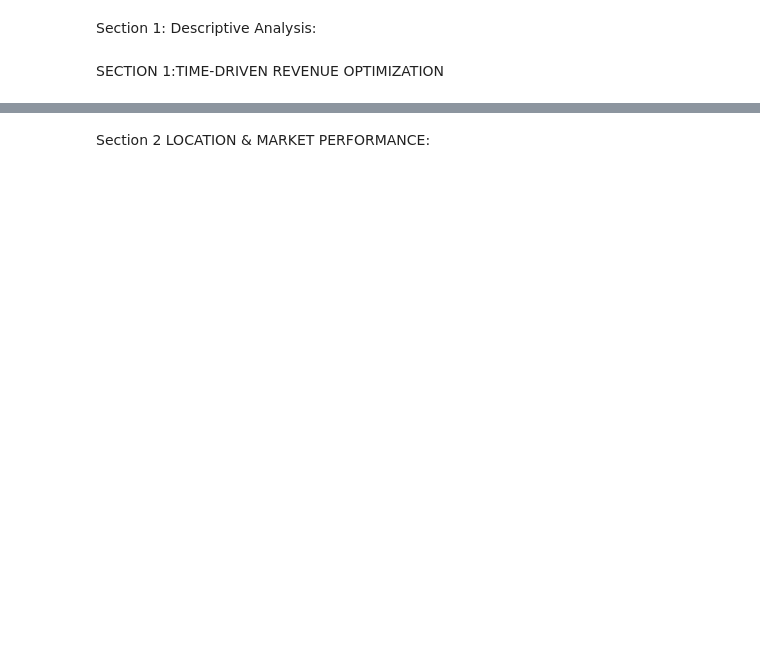
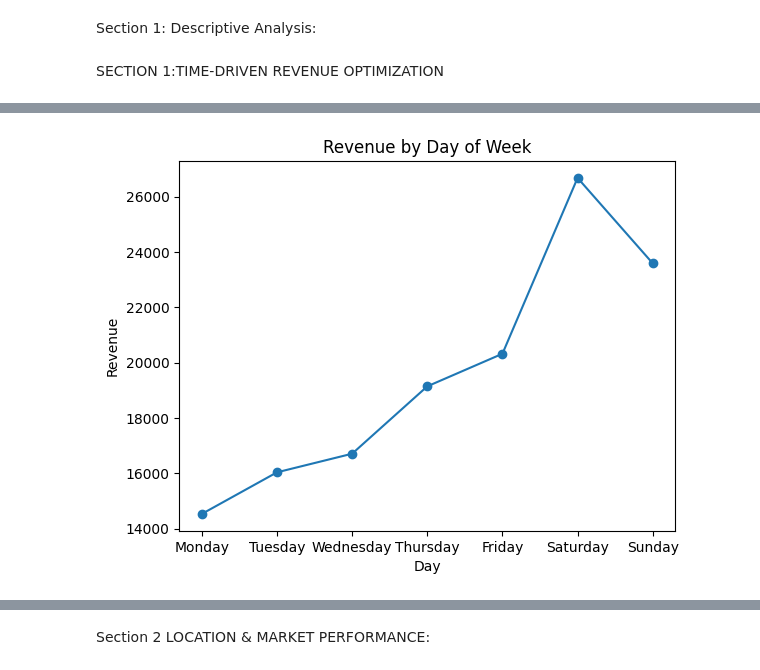
Before and after one commit to SadeqSoltani/coffee-shop-sales-analysis, a Jupyter notebook: coffee_analysis.ipynb, the cells around one changed output, grey strips where cells are left out. Drawn from its saved outputs; the diff is of its cells as text; code cells hidden in the pictures; blank space fills up the shorter version.

```diff
--- a/coffee_analysis.ipynb
+++ b/coffee_analysis.ipynb
@@ -53,13 +55,26 @@ plt.show()
 # %%
-day_order = ["Monday", "Tuesday", "Wednesday", "Thursday", "Friday", "Saturday", "Sunday"]
-data["day"] = pd.Categorical(data["day"], categories=day_order, ordered=True)
-revenue_by_day = data.groupby("day")["total_amount"].sum()
+data["day_name"] = data["timestamp"].dt.day_name()
 
-revenue_by_day.plot(kind="line", marker='o')
-plt.title("Revenue by day")
-plt.xlabel("day")
+day_order = ["Monday", "Tuesday", "Wednesday",
+             "Thursday", "Friday", "Saturday", "Sunday"]
+
+data["day_name"] = pd.Categorical(
+    data["day_name"],
+    categories=day_order,
+    ordered=True
+)
+
+revenue_by_day = data.groupby("day_name", observed=False)["total_amount"].sum()
+
+revenue_by_day.plot(kind="line", marker="o")
+
+plt.title("Revenue by Day of Week")
+plt.xlabel("Day")
 plt.ylabel("Revenue")
+
 plt.show()
+# %% [output]
+[figure, added]
 # %%
 month_order = ["January","February","March","April","May","June",
                "July","August","September","October","November","December"]
```
Also changed, not shown: parts of 48 cells of this notebook.
